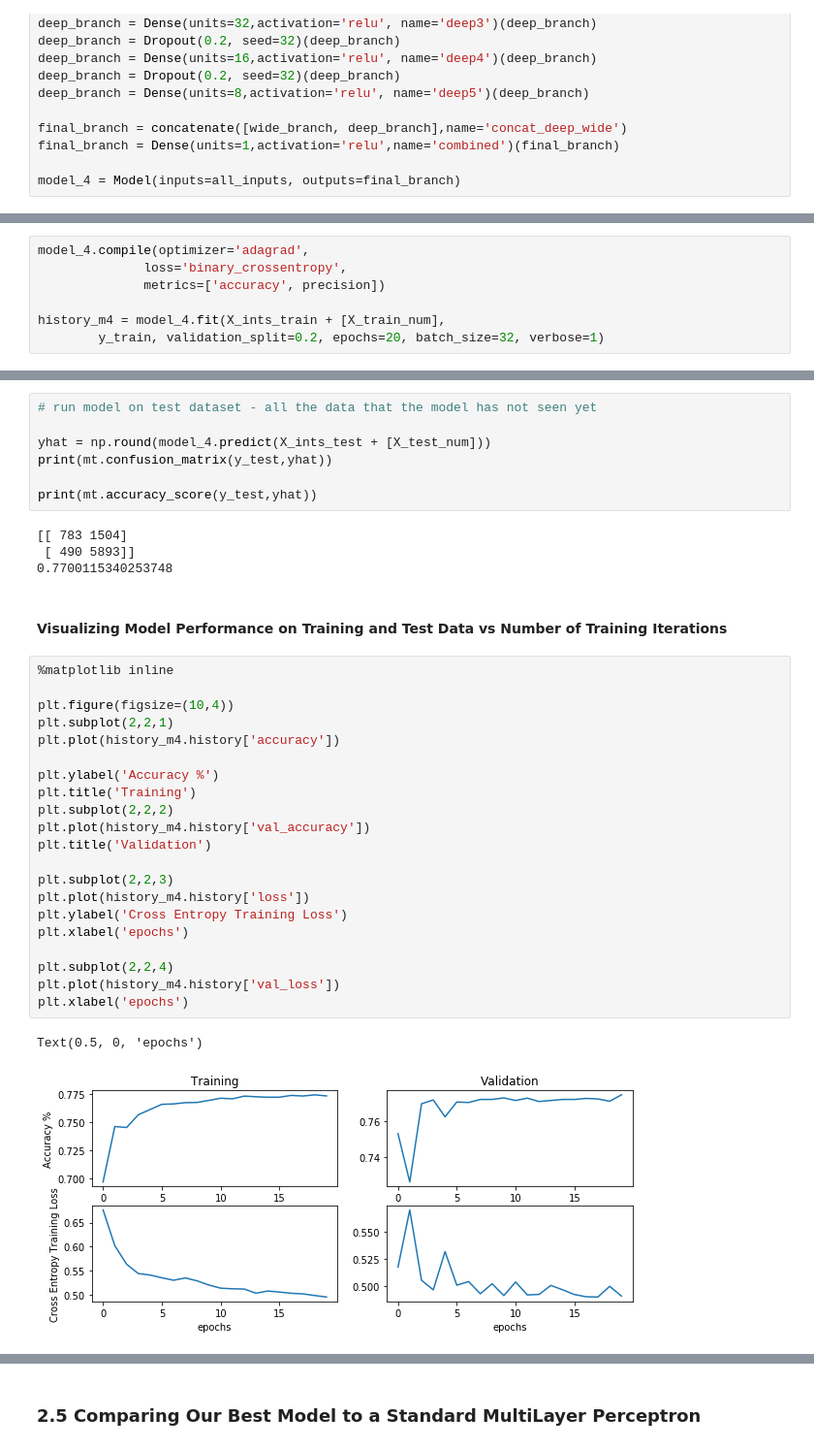
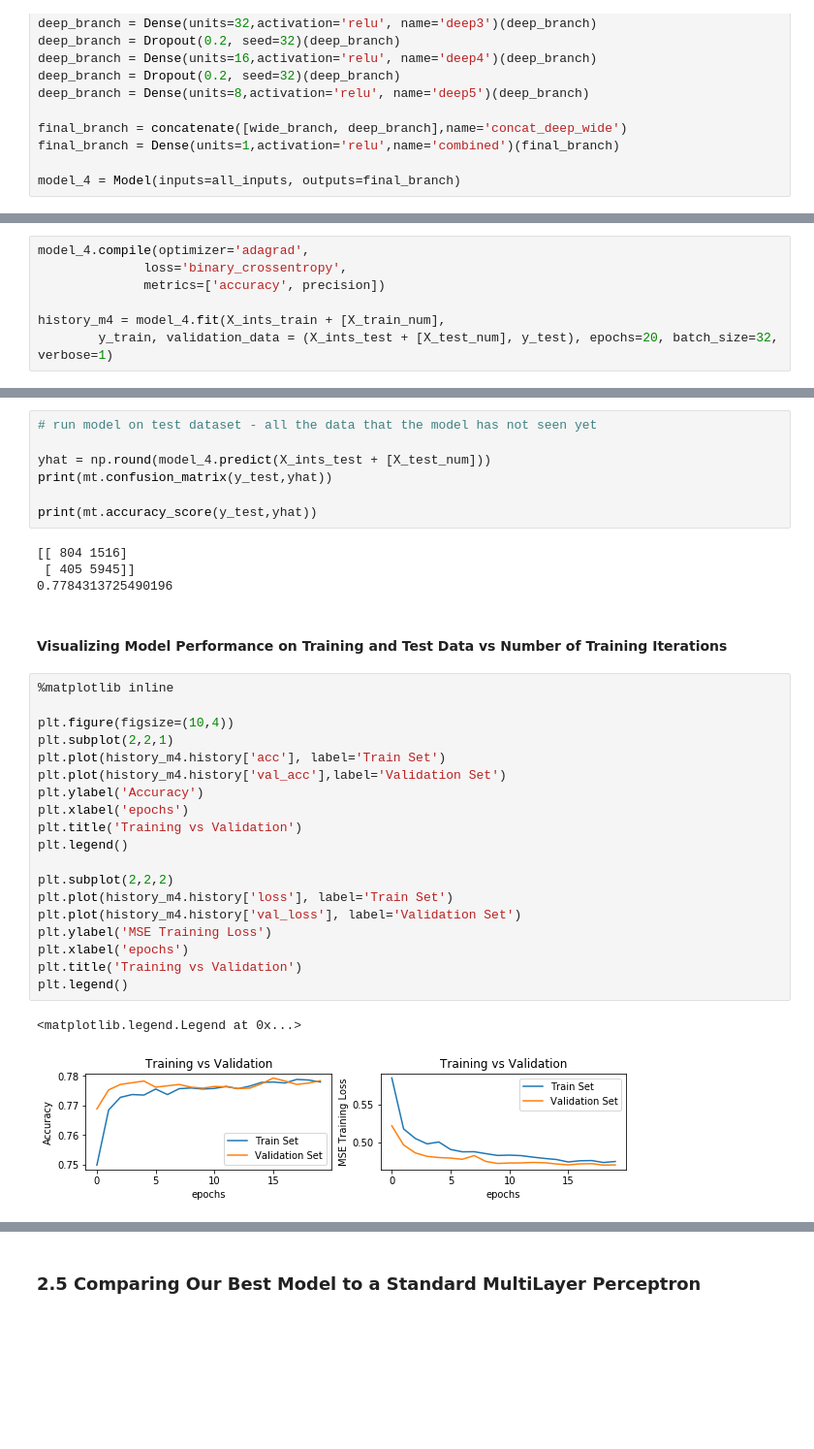
Before and after one commit to arelyalc/machineLearningLabs, a Jupyter notebook: Lab5.ipynb, the cells around one changed output, grey strips where cells are left out. Shown at 97% size. Cells and saved outputs as stored; diff of their text form; blank space fills up the shorter version.

```diff
--- a/Lab5.ipynb
+++ b/Lab5.ipynb
@@ -1013,5 +1013,5 @@ model_4.compile(optimizer='adagrad',
               metrics=['accuracy', precision])
 
 history_m4 = model_4.fit(X_ints_train + [X_train_num],
-        y_train, validation_split=0.2, epochs=20, batch_size=32, verbose=1)
+        y_train, validation_data = (X_ints_test + [X_test_num], y_test), epochs=20, batch_size=32, verbose=1)
 # %% [output]
@@ -1040,32 +1040,30 @@ print(mt.confusion_matrix(y_test,yhat))
 
 print(mt.accuracy_score(y_test,yhat))
 # %% [output]
-[[ 783 1504]
- [ 490 5893]]
-0.7700115340253748
+[[ 804 1516]
+ [ 405 5945]]
+0.7784313725490196
 # %% [markdown]
 #### Visualizing Model Performance on Training and Test Data vs Number of Training Iterations
 # %%
 %matplotlib inline
 
 plt.figure(figsize=(10,4))
 plt.subplot(2,2,1)
-plt.plot(history_m4.history['accuracy'])
+plt.plot(history_m4.history['acc'], label='Train Set')
+plt.plot(history_m4.history['val_acc'],label='Validation Set')
+plt.ylabel('Accuracy')
+plt.xlabel('epochs')
+plt.title('Training vs Validation')
+plt.legend()
 
-plt.ylabel('Accuracy %')
-plt.title('Training')
 plt.subplot(2,2,2)
-plt.plot(history_m4.history['val_accuracy'])
-plt.title('Validation')
-
-plt.subplot(2,2,3)
-plt.plot(history_m4.history['loss'])
-plt.ylabel('Cross Entropy Training Loss')
+plt.plot(history_m4.history['loss'], label='Train Set')
+plt.plot(history_m4.history['val_loss'], label='Validation Set')
+plt.ylabel('MSE Training Loss')
 plt.xlabel('epochs')
-
-plt.subplot(2,2,4)
-plt.plot(history_m4.history['val_loss'])
-plt.xlabel('epochs')
+plt.title('Training vs Validation')
+plt.legend()
 # %% [output]
-Text(0.5, 0, 'epochs')
+<matplotlib.legend.Legend at 0x...>
-[figure, old version]
+[figure, new version]
```
Also changed, not shown: parts of 3 cells of this notebook.
